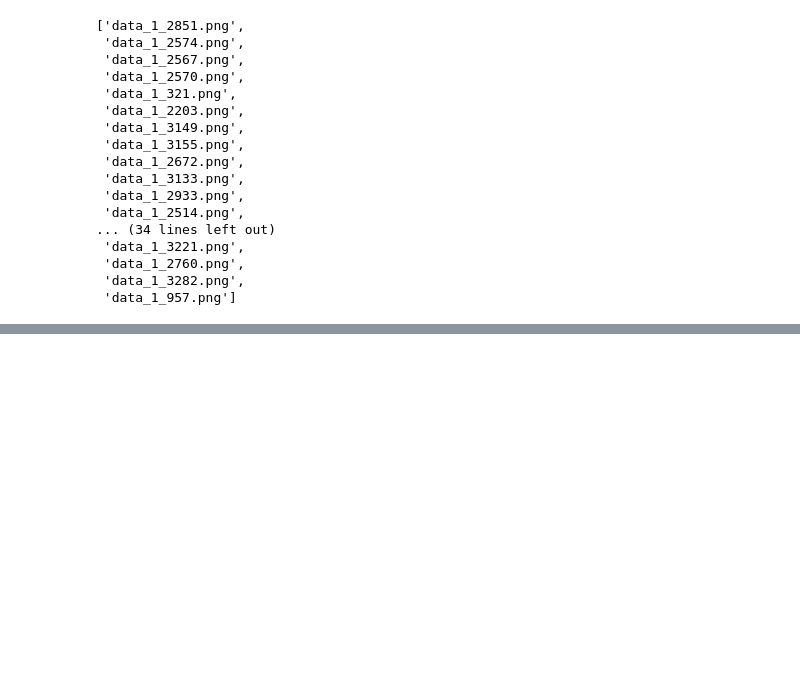
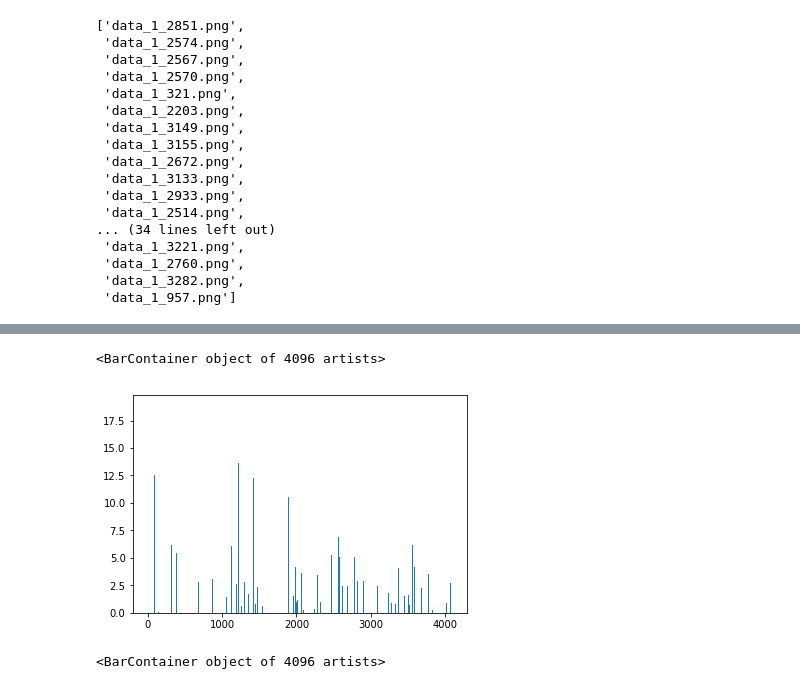
Before and after one commit to takitaki7474/mlse-research, a Jupyter notebook: analysis_feature.ipynb, the cells around one changed output, grey strips where cells are left out. Saved outputs shown, nothing was run; the diff lists cells and outputs as text; code cells hidden in the pictures; blank space fills up the shorter version.

```diff
--- a/analysis_feature.ipynb
+++ b/analysis_feature.ipynb
@@ -352,0 +356,2 @@ list(df1["img"][:50])
+# %%
+df = pd.read_pickle("./feature/feature_v5_fc7.pkl")
@@ -352,0 +406,9 @@ list(df1["img"][:50])
+# %%
+plt.bar(range(4096),list(df["feature"][0]))
+# %% [output]
+<BarContainer object of 4096 artists>
+[figure, added]
+# %%
+plt.bar(range(4096),list(df["feature"][1]))
+# %% [output]
+<BarContainer object of 4096 artists>
```
Also changed, not shown: parts of 5 cells of this notebook, 3 other files.
